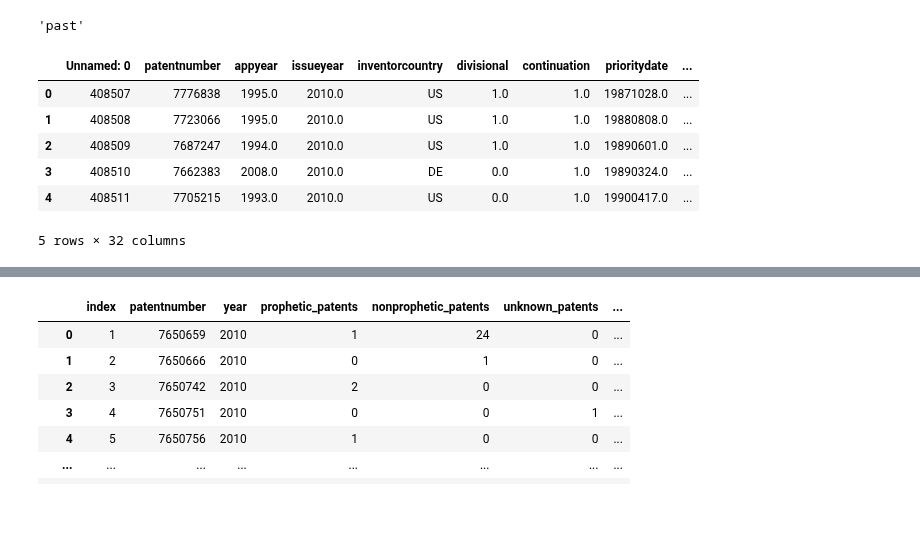
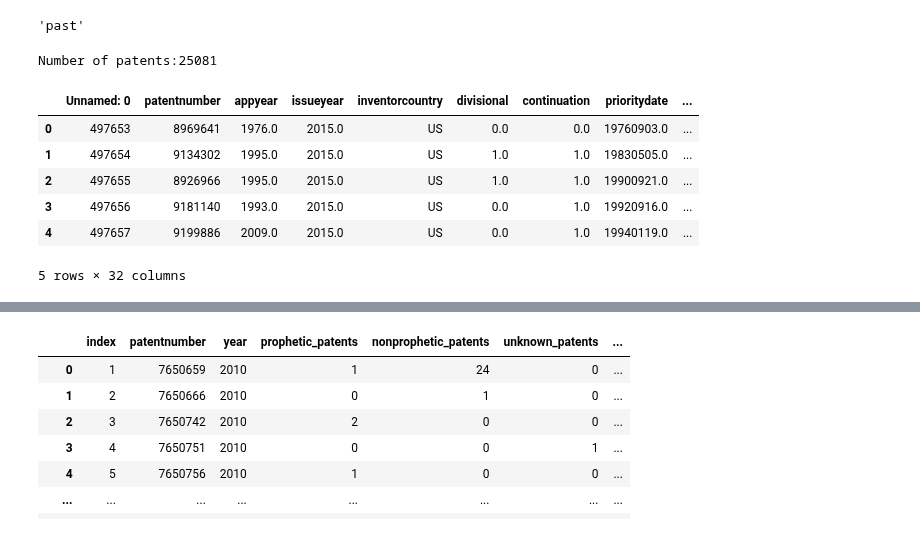
Before and after one commit to AmirMohammadiKarbalaei/prophetic_patents, a Jupyter notebook: notebooks/freilich_test_set.ipynb, the cells around one changed output, grey strips where cells are left out. Cells and saved outputs as stored; diff of their text form; code cells hidden in the pictures.

```diff
--- a/notebooks/freilich_test_set.ipynb
+++ b/notebooks/freilich_test_set.ipynb
@@ -222,22 +230,24 @@ analyze_sentence_tense("".join((examples[25]["content"])))
 # %%
 # test_data = load_from_pickle("../data/test_dataset_2015.pkl")
 
 # df_test_data = pd.DataFrame(test_data,index=["xml"],).T.reset_index()
 # df_test_data.columns = ["patentnumber","xml"]
 
 
 # df = read_xlsb_file()
 
 # df[df.issueyear == 2012].to_csv("freilichdataet_2012.csv")
-df2 = pd.read_csv("freilichdataet_2010.csv")
+df2 = pd.read_csv("freilichdataet_2015.csv")
 df2["patentnumber"] = df2["patentnumber"].astype(str).transform(lambda x: x.replace(".0", ""))
 df2["patentnumber"] = df2["patentnumber"].apply(remove_leadiong_zeros)
+print(f"Number of patents:{len(df2)}")
 df2.head()
 # %% [output]
+Number of patents:25081
 |  | Unnamed: 0 | patentnumber | appyear | issueyear | inventorcountry | divisional | continuation | prioritydate | ... |
-| 0 | 408507 | 7776838 | 1995.0 | 2010.0 | US | 1.0 | 1.0 | 19871028.0 | ... |
-| 1 | 408508 | 7723066 | 1995.0 | 2010.0 | US | 1.0 | 1.0 | 19880808.0 | ... |
-| 2 | 408509 | 7687247 | 1994.0 | 2010.0 | US | 1.0 | 1.0 | 19890601.0 | ... |
-| 3 | 408510 | 7662383 | 2008.0 | 2010.0 | DE | 0.0 | 1.0 | 19890324.0 | ... |
-| 4 | 408511 | 7705215 | 1993.0 | 2010.0 | US | 0.0 | 1.0 | 19900417.0 | ... |
+| 0 | 497653 | 8969641 | 1976.0 | 2015.0 | US | 0.0 | 0.0 | 19760903.0 | ... |
+| 1 | 497654 | 9134302 | 1995.0 | 2015.0 | US | 1.0 | 1.0 | 19830505.0 | ... |
+| 2 | 497655 | 8926966 | 1995.0 | 2015.0 | US | 1.0 | 1.0 | 19900921.0 | ... |
+| 3 | 497656 | 9181140 | 1993.0 | 2015.0 | US | 0.0 | 1.0 | 19920916.0 | ... |
+| 4 | 497657 | 9199886 | 2009.0 | 2015.0 | US | 0.0 | 1.0 | 19940119.0 | ... |
-5 rows × 32 columns
+5 rows × 32 columns
```
Also changed, not shown: parts of 6 cells of this notebook, 5 other files.
